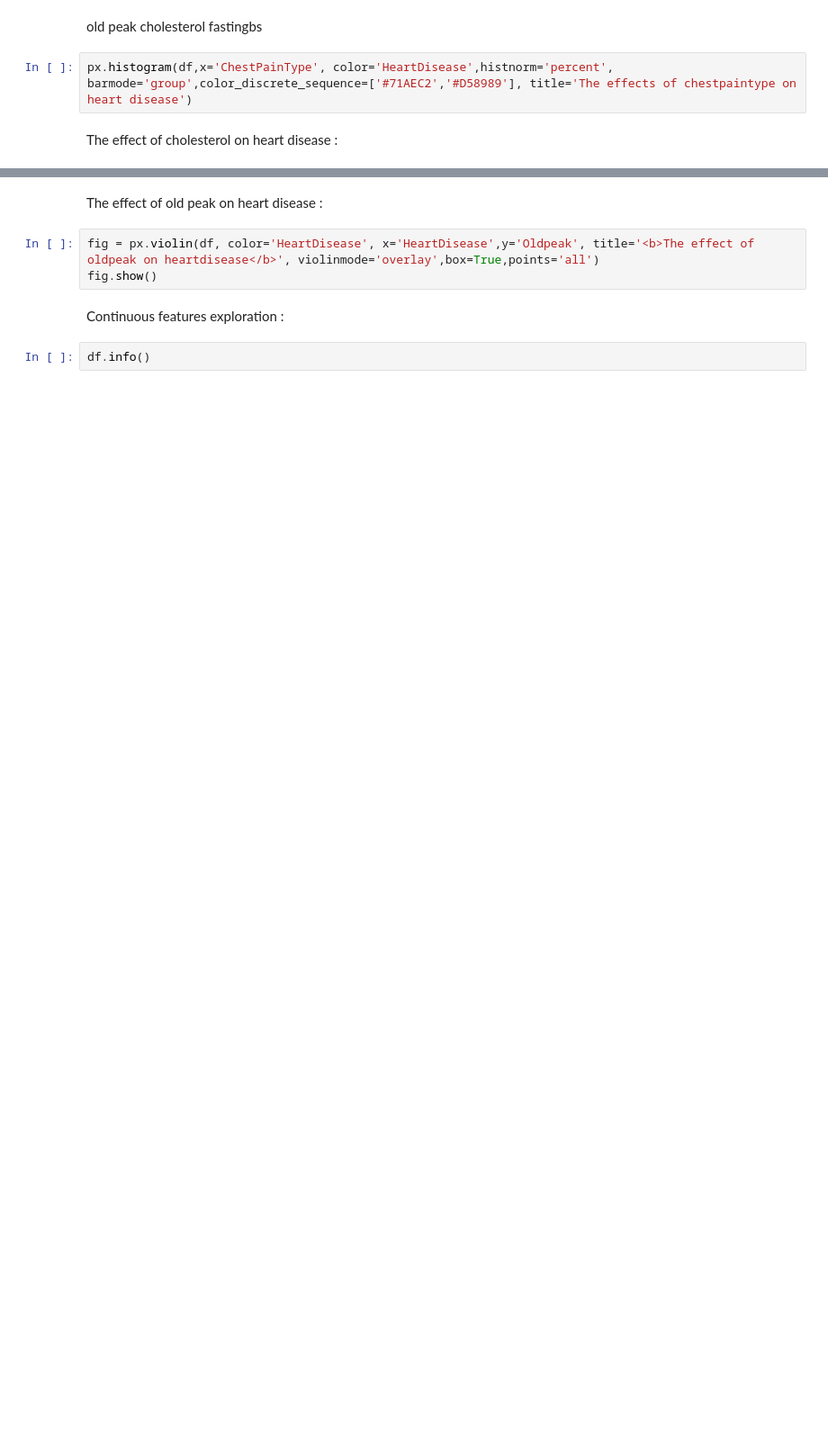
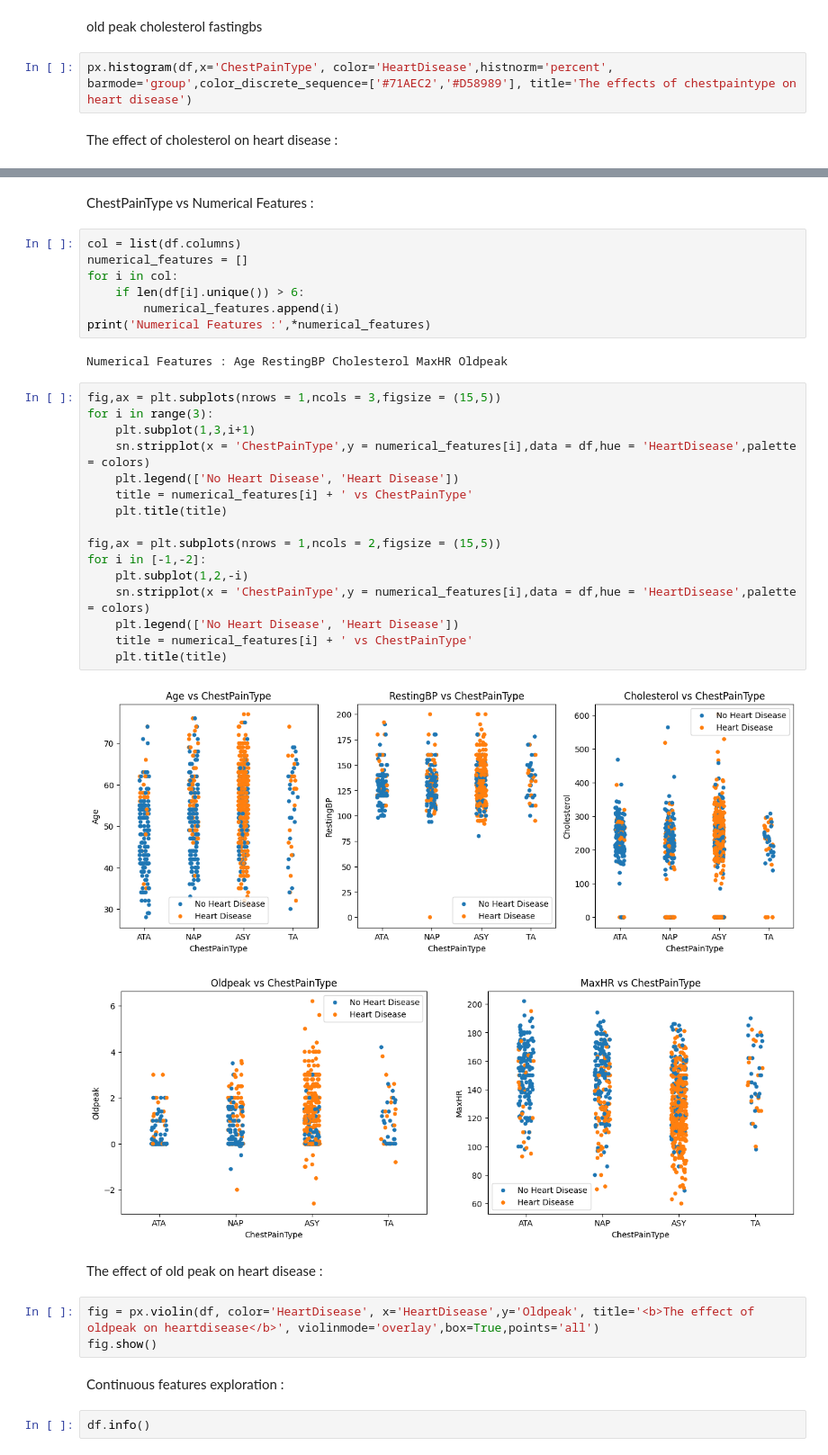
Before and after one commit to ImaneMdn/Heart-disease-prediction, a Jupyter notebook: heartdisease.ipynb, the cells around one changed output, grey strips where cells are left out. Shown at 90% size. Cells and saved outputs as stored; diff of their text form; blank space fills up the shorter version.

```diff
--- a/heartdisease.ipynb
+++ b/heartdisease.ipynb
@@ -492,3 +549,33 @@ sn.stripplot(data= df, x='HeartDisease', y='Cholesterol', hue='HeartDisease', pa
+# %% [markdown]
+ChestPainType vs Numerical Features :
+# %%
+col = list(df.columns)
+numerical_features = []
+for i in col:
+    if len(df[i].unique()) > 6:
+        numerical_features.append(i)
+print('Numerical Features :',*numerical_features)
+# %% [output]
+Numerical Features : Age RestingBP Cholesterol MaxHR Oldpeak
+# %%
+fig,ax = plt.subplots(nrows = 1,ncols = 3,figsize = (15,5))
+for i in range(3):
+    plt.subplot(1,3,i+1)
+    sn.stripplot(x = 'ChestPainType',y = numerical_features[i],data = df,hue = 'HeartDisease',palette = colors)
+    plt.legend(['No Heart Disease', 'Heart Disease'])
+    title = numerical_features[i] + ' vs ChestPainType'
+    plt.title(title)
+
+fig,ax = plt.subplots(nrows = 1,ncols = 2,figsize = (15,5))
+for i in [-1,-2]:
+    plt.subplot(1,2,-i)
+    sn.stripplot(x = 'ChestPainType',y = numerical_features[i],data = df,hue = 'HeartDisease',palette = colors)
+    plt.legend(['No Heart Disease', 'Heart Disease'])
+    title = numerical_features[i] + ' vs ChestPainType'
+    plt.title(title)
+# %% [output]
+[figure, added]
+[figure, added]
 # %% [markdown]
 The effect of old peak on heart disease :
 # %%
```
Also changed, not shown: parts of 14 cells of this notebook.
